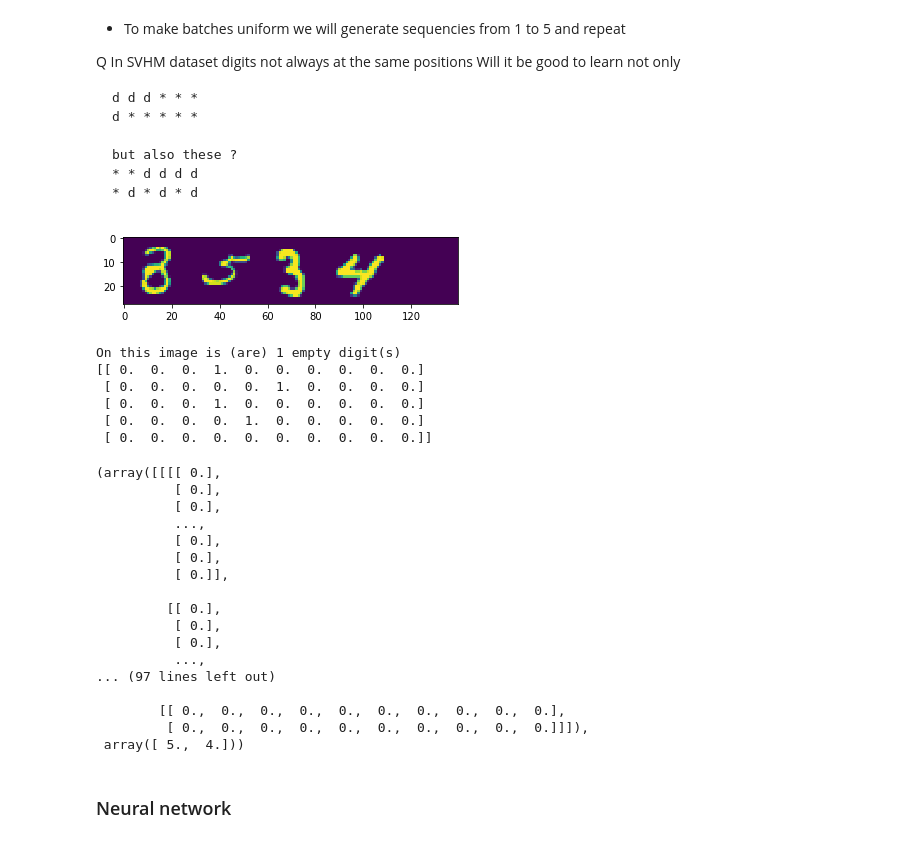
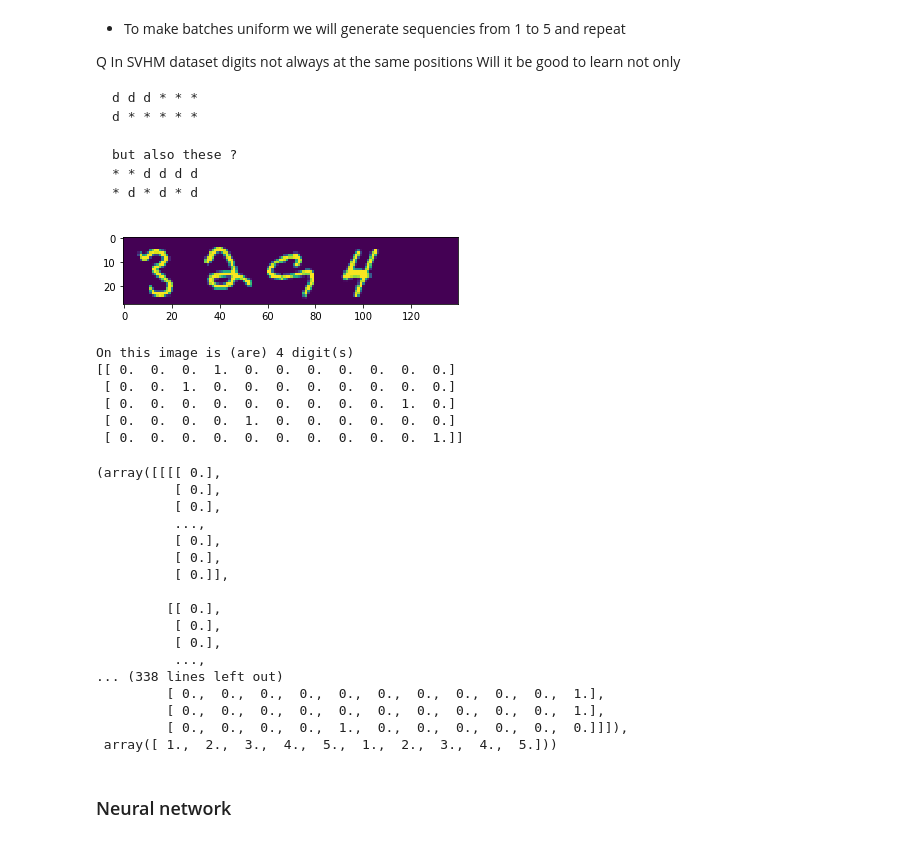
Before and after one commit to LetsPlayNow/Udacity730-SVHM-recognition, a Jupyter notebook: Final Assignment.ipynb, the cells around one changed output. Drawn from its saved outputs; the diff is of its cells as text; code cells hidden in the pictures.

Commit message:
Fix overfitting and add digits count classifier

````diff
--- a/Final Assignment.ipynb
+++ b/Final Assignment.ipynb
@@ -249,13 +249,12 @@ but also these ?
 * * d d d d
 * d * d * d
 ```
-# %%
-a = np.ones([3, 3, 3])
 # %%
 # Optimize this shit someone
 class BatchGenerator:
     def __init__(self, mnist, digits_limit=5):
         # self._mnist = mnist
+        self._num_classes = 11 # 10 for digits and 1 for 'no digit'
         self._digits_limit = digits_limit
 
     def _noise_image(self):
@@ -268,7 +267,9 @@ class BatchGenerator:
         return np.zeros([28, 28])
 
     def _empty_label(self):
-        return np.zeros([10])
+        zeros = np.zeros([11])
+        zeros[-1] = 1
+        return zeros
 
     # fixme: maybe too long names for variables
     def next_image(self, digits_count):
@@ -298,44 +299,45 @@ class BatchGenerator:
         image = np.hstack(image_parts)
 
         # Generate labels
-        labels = np.empty([self._digits_limit, 10])
-        labels[:digits_count] = digits_labels
+        labels = np.empty([self._digits_limit, 11])
+        labels[:, -1] = 0 # last digit for 'unknown' labels
+        labels[:digits_count, :-1] = digits_labels
         labels[digits_count:self._digits_limit] = self._empty_label()
 
-        empties_count = self._digits_limit - digits_count
-        return image, labels, empties_count
+        return image, labels, digits_count
 
     # It can be done in a faster way using numpy operations
     # Rewrite it later
     def next(self, count):
         images = np.empty([count, 28, 28*self._digits_limit])
-        labels = np.empty([count, self._digits_limit, 10])
-        empties_count = np.empty(count)
+        labels = np.empty([count, self._digits_limit, 11])
+        digits_counts = np.empty(count)
 
         for i in range(count):
-            digits_count = i % (self._digits_limit + 1)
-            images[i], labels[i], empties_count[i] = self.next_image(digits_count)
+            digits_count = i % self._digits_limit + 1
+            images[i], labels[i], digits_counts[i] = self.next_image(digits_count)
 
-        labels = (np.hstack(labels)).reshape([self._digits_limit, -1, 10])
+        labels = (np.hstack(labels)).reshape([self._digits_limit, -1, 11])
         images = images.reshape([count, 28, 28*self._digits_limit, 1]) # Add one last channel dimension
-        return images, labels, empties_count
+        digits_counts = digits_counts.reshape([-1, 1])
+        return images, labels, digits_counts
 # %%
 bg = BatchGenerator(mnist, 5)
-image, labels, empties_count = bg.next_image(4)
+image, labels, digits_count = bg.next_image(4)
 plt.imshow(image)
 plt.show()
-print(f'On this image is (are) {empties_count} empty digit(s)')
+print(f'On this image is (are) {digits_count} digit(s)')
 print(labels)
 # %% [output]
-[figure, old version]
+[figure, new version]
-On this image is (are) 1 empty digit(s)
-[[ 0.  0.  0.  1.  0.  0.  0.  0.  0.  0.]
- [ 0.  0.  0.  0.  0.  1.  0.  0.  0.  0.]
- [ 0.  0.  0.  1.  0.  0.  0.  0.  0.  0.]
- [ 0.  0.  0.  0.  1.  0.  0.  0.  0.  0.]
- [ 0.  0.  0.  0.  0.  0.  0.  0.  0.  0.]]
+On this image is (are) 4 digit(s)
+[[ 0.  0.  0.  1.  0.  0.  0.  0.  0.  0.  0.]
+ [ 0.  0.  1.  0.  0.  0.  0.  0.  0.  0.  0.]
+ [ 0.  0.  0.  0.  0.  0.  0.  0.  0.  1.  0.]
+ [ 0.  0.  0.  0.  1.  0.  0.  0.  0.  0.  0.]
+ [ 0.  0.  0.  0.  0.  0.  0.  0.  0.  0.  1.]]
 # %%
-bg.next(2)
+bg.next(10)
 # %% [output]
 (array([[[[ 0.],
           [ 0.],
@@ -349,11 +351,11 @@ bg.next(2)
           [ 0.],
           [ 0.],
           ...,
-... (97 lines left out)
-
-        [[ 0.,  0.,  0.,  0.,  0.,  0.,  0.,  0.,  0.,  0.],
-         [ 0.,  0.,  0.,  0.,  0.,  0.,  0.,  0.,  0.,  0.]]]),
- array([ 5.,  4.]))
+... (338 lines left out)
+         [ 0.,  0.,  0.,  0.,  0.,  0.,  0.,  0.,  0.,  0.,  1.],
+         [ 0.,  0.,  0.,  0.,  0.,  0.,  0.,  0.,  0.,  0.,  1.],
+         [ 0.,  0.,  0.,  0.,  1.,  0.,  0.,  0.,  0.,  0.,  0.]]]),
+ array([ 1.,  2.,  3.,  4.,  5.,  1.,  2.,  3.,  4.,  5.]))
 # %% [markdown]
 ### Neural network
 # %%
````
Also changed, not shown: parts of 6 cells of this notebook.
